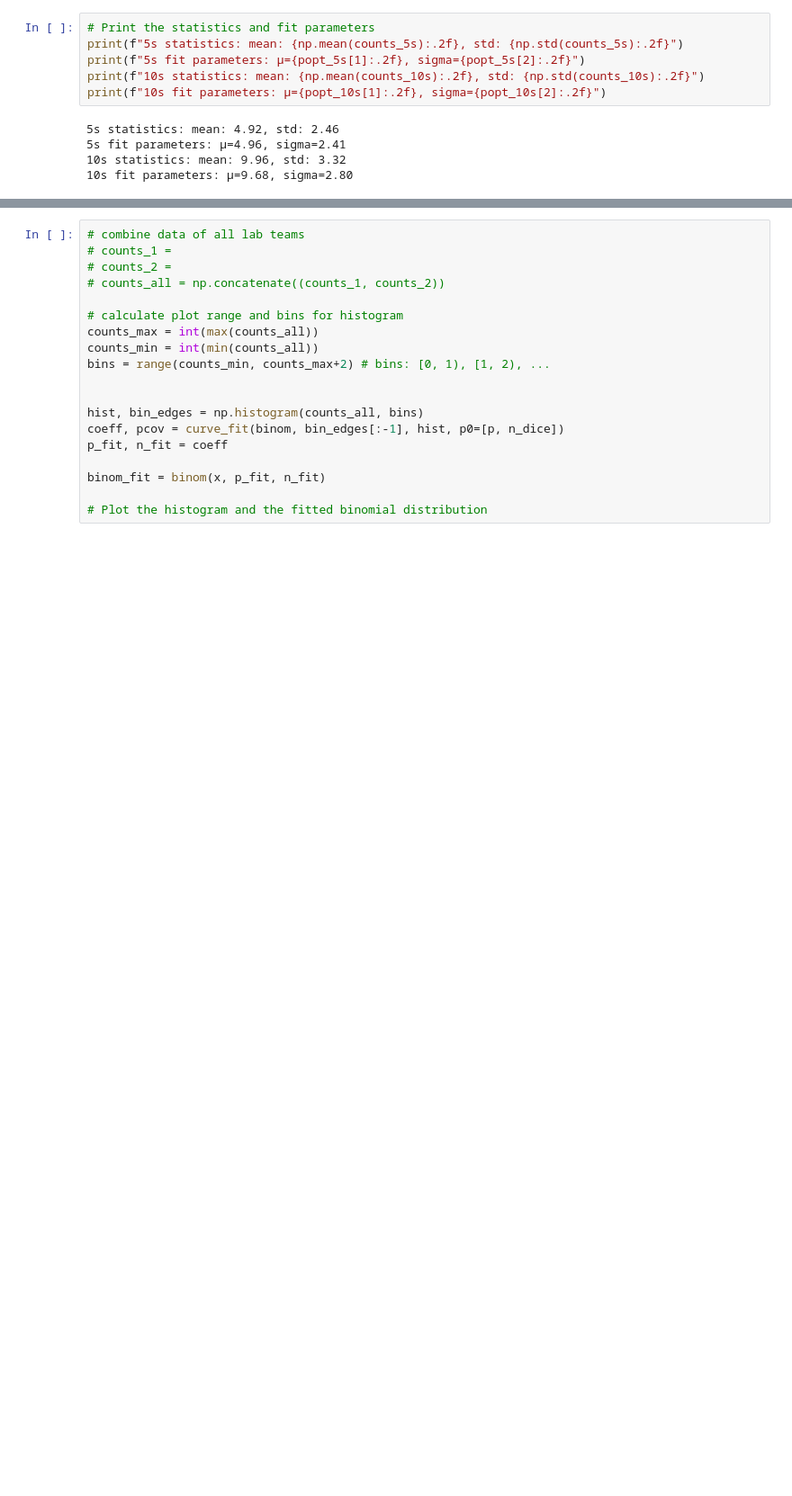
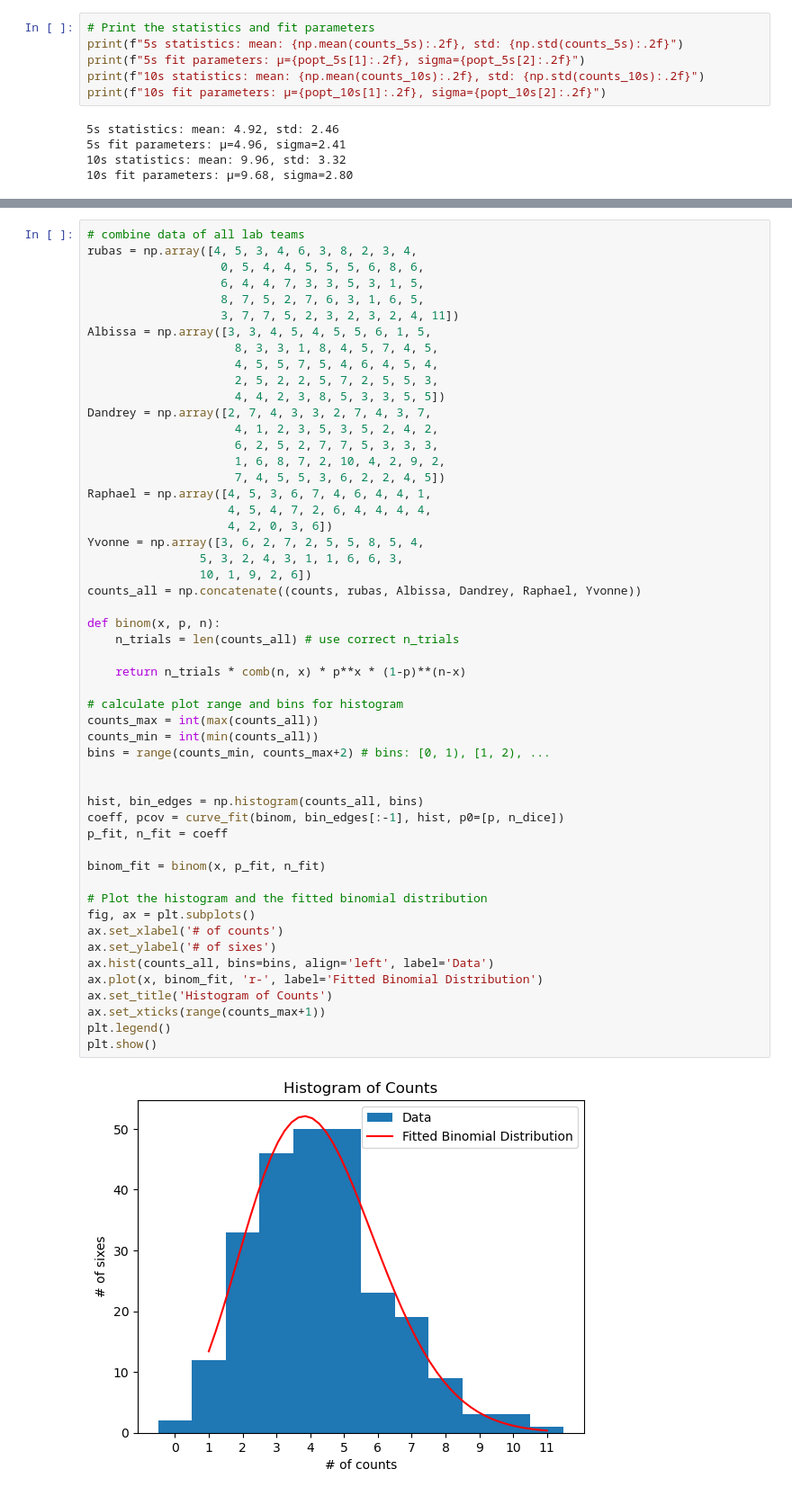
Before and after one commit to jullanggit/lab, a Jupyter notebook: Physics Lab/L5 Radioactive Decay/decay.ipynb, the cells around one changed output, grey strips where cells are left out. Shown at 90% size. Drawn from its saved outputs; the diff is of its cells as text; blank space fills up the shorter version.

```diff
--- a/Physics Lab/L5 Radioactive Decay/decay.ipynb
+++ b/Physics Lab/L5 Radioactive Decay/decay.ipynb
@@ -136,21 +144,56 @@ ValueError: max() iterable argument is empty
 # %%
 # combine data of all lab teams
-# counts_1 =
-# counts_2 =
-# counts_all = np.concatenate((counts_1, counts_2))
+rubas = np.array([4, 5, 3, 4, 6, 3, 8, 2, 3, 4,
+                   0, 5, 4, 4, 5, 5, 5, 6, 8, 6,
+                   6, 4, 4, 7, 3, 3, 5, 3, 1, 5,
+                   8, 7, 5, 2, 7, 6, 3, 1, 6, 5,
+                   3, 7, 7, 5, 2, 3, 2, 3, 2, 4, 11])
+Albissa = np.array([3, 3, 4, 5, 4, 5, 5, 6, 1, 5,
+                     8, 3, 3, 1, 8, 4, 5, 7, 4, 5,
+                     4, 5, 5, 7, 5, 4, 6, 4, 5, 4,
+                     2, 5, 2, 2, 5, 7, 2, 5, 5, 3,
+                     4, 4, 2, 3, 8, 5, 3, 3, 5, 5])
+Dandrey = np.array([2, 7, 4, 3, 3, 2, 7, 4, 3, 7,
+                     4, 1, 2, 3, 5, 3, 5, 2, 4, 2,
+                     6, 2, 5, 2, 7, 7, 5, 3, 3, 3,
+                     1, 6, 8, 7, 2, 10, 4, 2, 9, 2,
+                     7, 4, 5, 5, 3, 6, 2, 2, 4, 5])
+Raphael = np.array([4, 5, 3, 6, 7, 4, 6, 4, 4, 1,
+                    4, 5, 4, 7, 2, 6, 4, 4, 4, 4,
+                    4, 2, 0, 3, 6])
+Yvonne = np.array([3, 6, 2, 7, 2, 5, 5, 8, 5, 4,
+                5, 3, 2, 4, 3, 1, 1, 6, 6, 3,
+                10, 1, 9, 2, 6])
+counts_all = np.concatenate((counts, rubas, Albissa, Dandrey, Raphael, Yvonne))
+
+def binom(x, p, n):
+    n_trials = len(counts_all) # use correct n_trials
+
+    return n_trials * comb(n, x) * p**x * (1-p)**(n-x)
 
 # calculate plot range and bins for histogram
 counts_max = int(max(counts_all))
 counts_min = int(min(counts_all))
 bins = range(counts_min, counts_max+2) # bins: [0, 1), [1, 2), ...
 
 
 hist, bin_edges = np.histogram(counts_all, bins)
 coeff, pcov = curve_fit(binom, bin_edges[:-1], hist, p0=[p, n_dice])
 p_fit, n_fit = coeff
 
 binom_fit = binom(x, p_fit, n_fit)
 
 # Plot the histogram and the fitted binomial distribution
+fig, ax = plt.subplots()
+ax.set_xlabel('# of counts')
+ax.set_ylabel('# of sixes')
+ax.hist(counts_all, bins=bins, align='left', label='Data')
+ax.plot(x, binom_fit, 'r-', label='Fitted Binomial Distribution')
+ax.set_title('Histogram of Counts')
+ax.set_xticks(range(counts_max+1))
+plt.legend()
+plt.show()
+# %% [output]
+[figure, added]
 # %%
 # compare the fit parameters to the expected values
```
Also changed, not shown: parts of 8 cells of this notebook.
